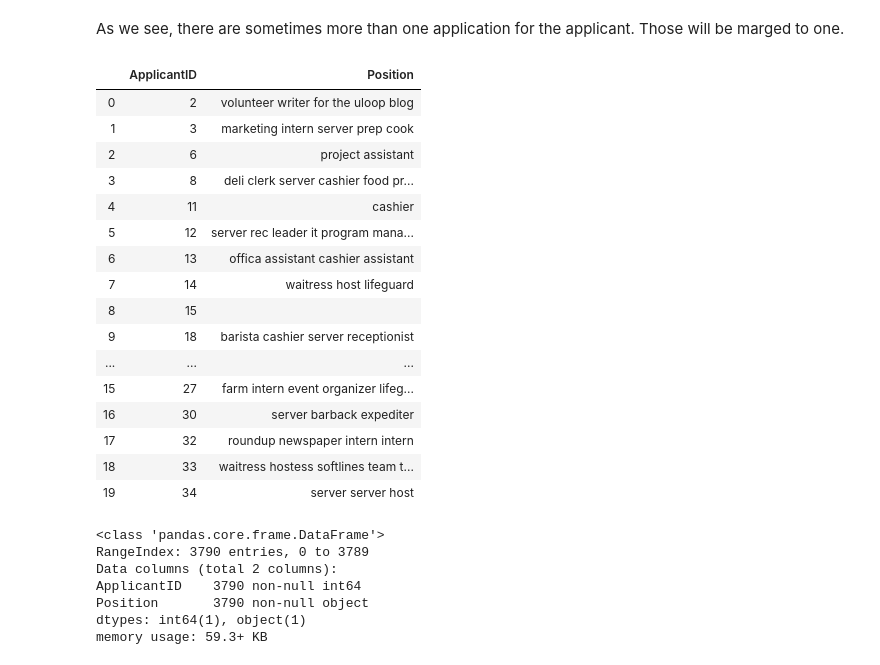
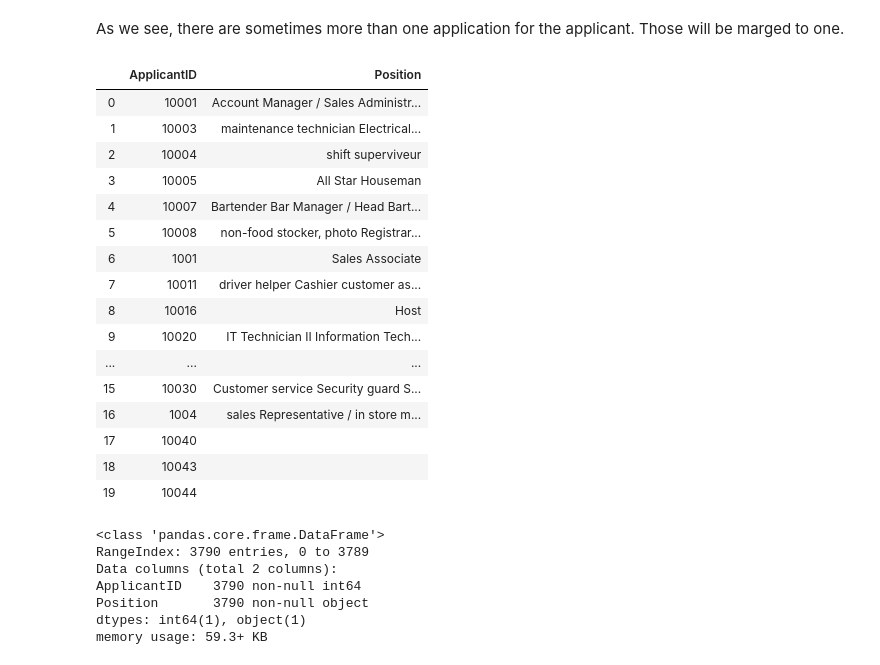
Before and after one commit to SamLevinSE/job_recommender_with_NLP, a Jupyter notebook: job_recommender_data_mining_USERS.ipynb, the cells around one changed output. Cells and saved outputs as stored; diff of their text form; code cells hidden in the pictures.

```diff
--- a/job_recommender_data_mining_USERS.ipynb
+++ b/job_recommender_data_mining_USERS.ipynb
@@ -160,6 +149,7 @@ list(experience)
 # %%
 experience = experience.drop(['Employer.Name', 'City', 'State.Name', 'State.Code', 'Start.Date', 'End.Date', 'Job.Description', 'Salary', 'Can.Contact.Employer', 'Created.At', 'Updated.At'], axis=1)
 experience.columns = ['ApplicantID', 'Position']
+experience.Position = experience.Position
 experience.head()
 # %% [output]
 |  | ApplicantID | Position |
@@ -168,8 +158,3 @@ experience.head()
 | 2 | 10001 | Machine Operator |
 | 3 | 10003 | maintenance technician |
 | 4 | 10003 | Electrical Helper |
-# %%
-experience.Position = experience.Position.str.lower()
-experience.Position = experience.Position.str.replace('[^a-z \n\.]', ' ').fillna(' ')
-experience = experience.sort_values(by='ApplicantID')
-experience.head(15)
@@ -193,26 +161,27 @@ experience.head(15)
 # %% [markdown]
 As we see, there are sometimes more than one application for the applicant. Those will be marged to one.
 # %%
+experience.Position = experience.Position.fillna(' ')
 experience = experience.groupby('ApplicantID', sort=False)['Position'].apply(' '.join).reset_index()
 experience.head(20)
 # %% [output]
 |  | ApplicantID | Position |
-| 0 | 2 | volunteer writer for the uloop blog |
-| 1 | 3 | marketing intern server prep cook |
-| 2 | 6 | project assistant |
-| 3 | 8 | deli clerk server cashier food pr... |
-| 4 | 11 | cashier |
-| 5 | 12 | server rec leader it program mana... |
-| 6 | 13 | offica assistant cashier assistant |
-| 7 | 14 | waitress host lifeguard |
-| 8 | 15 |  |
-| 9 | 18 | barista cashier server receptionist |
+| 0 | 10001 | Account Manager / Sales Administr... |
+| 1 | 10003 | maintenance technician Electrical... |
+| 2 | 10004 | shift superviveur |
+| 3 | 10005 | All Star Houseman |
+| 4 | 10007 | Bartender Bar Manager / Head Bart... |
+| 5 | 10008 | non-food stocker, photo Registrar... |
+| 6 | 1001 | Sales Associate |
+| 7 | 10011 | driver helper Cashier customer as... |
+| 8 | 10016 | Host |
+| 9 | 10020 | IT Technician II Information Tech... |
 | ... | ... | ... |
-| 15 | 27 | farm intern event organizer lifeg... |
-| 16 | 30 | server barback expediter |
-| 17 | 32 | roundup newspaper intern intern |
-| 18 | 33 | waitress hostess softlines team t... |
-| 19 | 34 | server server host |
+| 15 | 10030 | Customer service Security guard S... |
+| 16 | 1004 | sales Representative / in store m... |
+| 17 | 10040 |  |
+| 18 | 10043 |  |
+| 19 | 10044 |  |
 # %%
 experience.info()
 # %% [output]
```
Also changed, not shown: parts of 8 cells of this notebook, 3 other files.
